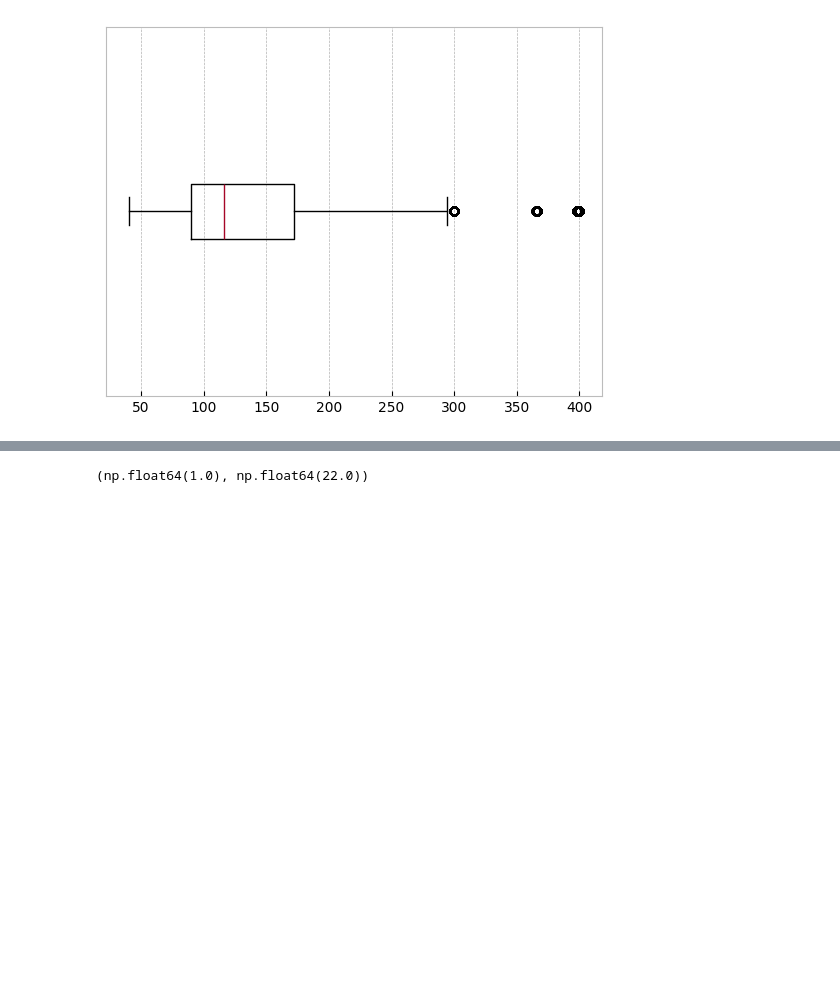
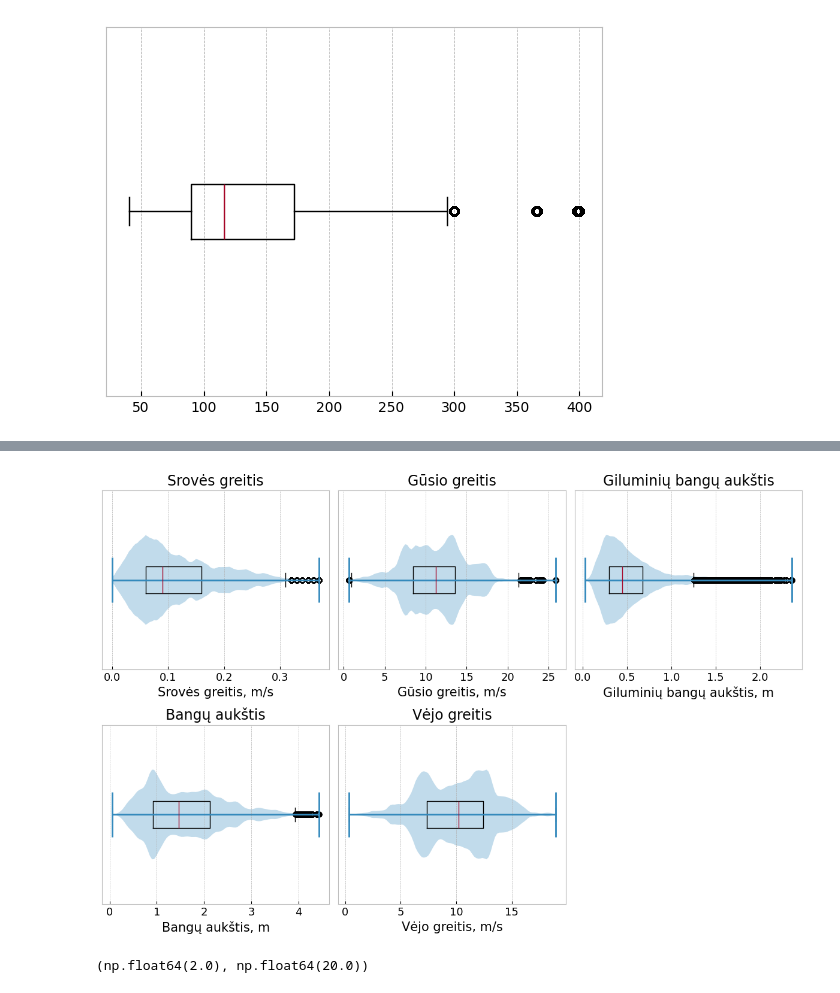
Before and after one commit to lukasjanusauskas/lukas-jan-kursinis-projektas, a Jupyter notebook: notebooks/duomenu-rinkinio-analize.ipynb, the cells around one changed output, grey strips where cells are left out. Saved outputs shown, nothing was run; the diff lists cells and outputs as text; code cells hidden in the pictures; blank space fills up the shorter version.

```diff
--- a/notebooks/duomenu-rinkinio-analize.ipynb
+++ b/notebooks/duomenu-rinkinio-analize.ipynb
@@ -48,5 +71,42 @@ plt.xscale('log')
+# %%
+svarbus_kintamieji = {
+    # 'SOG': ('Greitis', 'm/s'),
+    # 'COG': 'Kursas virš žemės',
+    # 'Cargo type': 'Krovinio tipas',
+    # 'Width': 'Plotis',
+    # 'Length': 'Ilgis',
+    'currentSpeed': ('Srovės greitis', 'm/s'),
+    'gust': ('Gūsio greitis', 'm/s'),
+    'swellHeight': ('Giluminių bangų aukštis', 'm'),
+    'waveHeight': ('Bangų aukštis', 'm'),
+    'windSpeed': ('Vėjo greitis', 'm/s')
+    # 'COG-dif': 'COG pokytis',
+    # 'delta_dif': '$dif$ pokytis'
+}
+
+fig, axs = plt.subplots(nrows=2, ncols=3, figsize=(12, 8))
+plt.subplots_adjust(hspace=0.5)
+
+for ix, ax in enumerate(axs.ravel()):
+    if ix >= len(svarbus_kintamieji.items()):
+        ax.axis('off')
+        continue
+
+    kint, (kint_lt, unit) = list( svarbus_kintamieji.items() )[ix]
+    ax.boxplot( df[kint], orientation='horizontal' )
+    ax.violinplot( df[kint], orientation='horizontal' )
+    ax.tick_params(axis='x', labelsize=13)
+    ax.set_yticks([])
+    ax.set_title(kint_lt, size=17)
+    ax.set_xlabel(f'{kint_lt}, {unit}', fontsize=15)
+
+plt.tight_layout()
+plt.savefig('meteorologiniai-kintamieji.png', dpi=750)
+plt.show()
+# %% [output]
+[figure, added]
 # %%
-q1, q3 = np.quantile(gaps, q=[0.025, 0.975])
+q1, q3 = np.quantile(gaps, q=[0.05, 0.95])
 q1, q3
 # %% [output]
-(np.float64(1.0), np.float64(22.0))
+(np.float64(2.0), np.float64(20.0))
```
Also changed, not shown: parts of 5 cells of this notebook, 8 other files.
